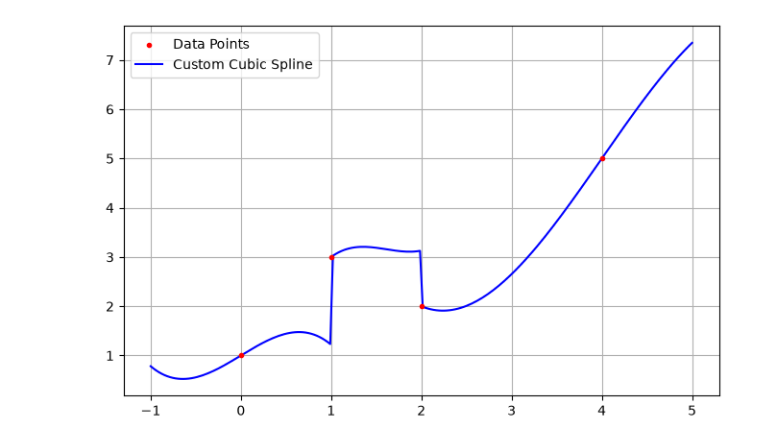
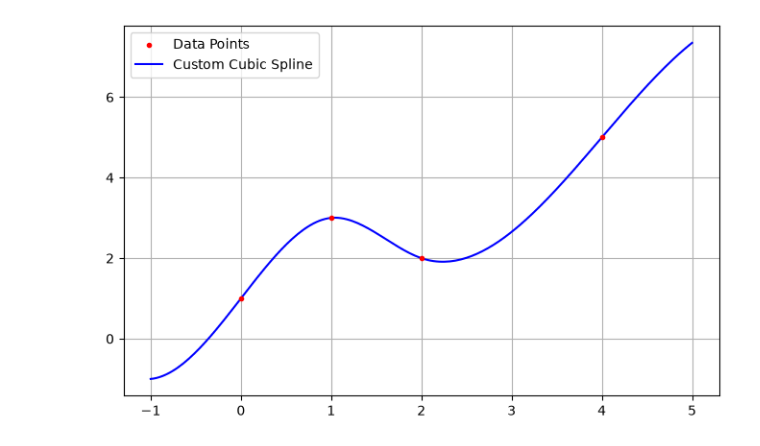
Before and after one commit to Nandu45321/Numerical-Methods-PHY324, a Jupyter notebook: 3/cubic-splines.ipynb, the cells around one changed output. Drawn from its saved outputs; the diff is of its cells as text; code cells hidden in the pictures.

```diff
--- a/3/cubic-splines.ipynb
+++ b/3/cubic-splines.ipynb
@@ -11,8 +11,9 @@ def compute_natural_cubic_spline(x, y):
     y = np.array(y, dtype=float)
     n = len(x)
 
-    # 1. Widths of the intervals
+    # 1. Widths and Heights of the intervals
     h = np.diff(x)
+    dy = np.diff(y)  # <-- Added dy here!
 
     # 2. Set up the linear system system: A * c = B
     A = np.zeros((n, n))
@@ -27,7 +28,9 @@ def compute_natural_cubic_spline(x, y):
         A[i, i-1] = h[i-1]
         A[i, i] = 2 * (h[i-1] + h[i])
         A[i, i+1] = h[i]
-        B[i] = 3 * ((y[i+1] - y[i]) / h[i] - (y[i] - y[i-1]) / h[i-1])
+
+        # Cleaned up using dy!
+        B[i] = 3 * (dy[i] / h[i] - dy[i-1] / h[i-1])
 
     # 3. Solve for 'c' coefficients
     c = np.linalg.solve(A, B)
@@ -38,10 +41,12 @@ def compute_natural_cubic_spline(x, y):
     d = np.zeros(n - 1)
 
     for i in range(n - 1):
-        b[i] = (y[i+1] - y[i]) / h[i] - h[i] * (2 * c[i] + c[i+1]) / 3
+        # Cleaned up using dy!
+        b[i] = dy[i] / h[i] - h[i] * (2 * c[i] + c[i+1]) / 3
         d[i] = (c[i+1] - c[i]) / (3 * h[i])
 
     return a, b, c[:-1], d
+
 
 def evaluate_spline(x_query, x_data, a, b, c, d):
     """Evaluates the spline at given query coordinates."""
@@ -54,34 +59,36 @@ def evaluate_spline(x_query, x_data, a, b, c, d):
             i = len(x_data) - 2
         else:
             # Binary search to locate interval index
-            i = np.searchsorted(x_data, x_val) - 1
+            for i in range(len(x_data) - 1):
+                if x_data[i] <= x_val <= x_data[i+1]:
+                    break
 
         dx = x_val - x_data[i]
         val = a[i] + b[i]*dx + c[i]*(dx**2) + d[i]*(dx**3)
         y_query.append(val)
 
     return np.array(y_query)
 
 # --- Execution & Verification ---
 
 # Define original data points (x must be strictly increasing)
 x_points = np.array([0.0, 1.0, 2.0, 4.0])
 y_points = np.array([1.0, 3.0, 2.0, 5.0])
 
 # Step 1: Extract polynomial coefficients
 a, b, c, d = compute_natural_cubic_spline(x_points, y_points)
 
 # Step 2: Evaluate on a dense grid for smooth plotting
 x_dense = np.linspace(-1, 5, 200)
 y_dense = evaluate_spline(x_dense, x_points, a, b, c, d)
 
 
 # Plot results
 plt.figure(figsize=(8, 5))
 plt.scatter(x_points, y_points, color='red', label='Data Points', zorder=5, marker='.')
 plt.plot(x_dense, y_dense, color='blue', label='Custom Cubic Spline')
 plt.grid(True)
 plt.legend()
 plt.show()
 # %% [output]
-[figure, old version]
+[figure, new version]
```
Also changed, not shown: 4 other files.
